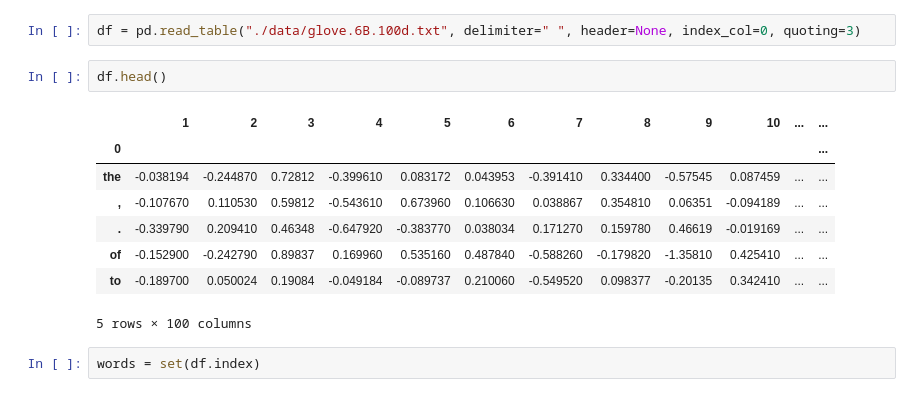
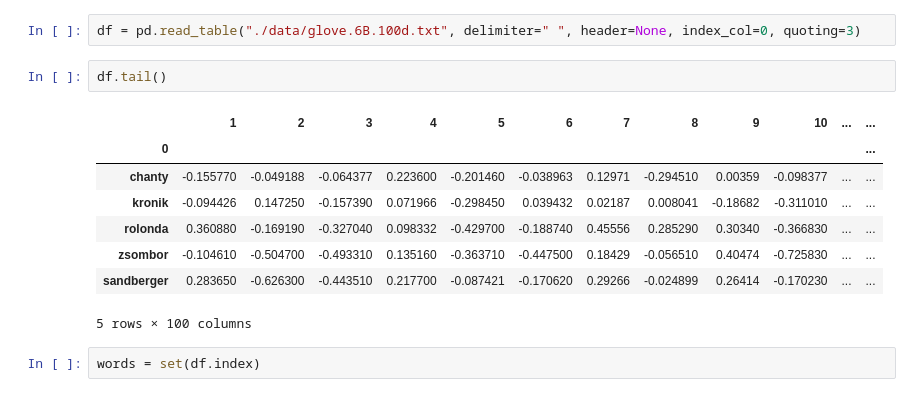
Before and after one commit to lamyiowce/word2viz, a Jupyter notebook: 0_test.ipynb, the cells around one changed output. Cells and saved outputs as stored; diff of their text form.

```diff
--- a/0_test.ipynb
+++ b/0_test.ipynb
@@ -6,15 +6,15 @@ import numpy as np
 # %%
 df = pd.read_table("./data/glove.6B.100d.txt", delimiter=" ", header=None, index_col=0, quoting=3)
 # %%
-df.head()
+df.tail()
 # %% [output]
 |  | 1 | 2 | 3 | 4 | 5 | 6 | 7 | 8 | 9 | 10 | ... | ... |
 | 0 |  |  |  |  |  |  |  |  |  |  |  | ... |
-| the | -0.038194 | -0.244870 | 0.72812 | -0.399610 | 0.083172 | 0.043953 | -0.391410 | 0.334400 | -0.57545 | 0.087459 | ... | ... |
-| , | -0.107670 | 0.110530 | 0.59812 | -0.543610 | 0.673960 | 0.106630 | 0.038867 | 0.354810 | 0.06351 | -0.094189 | ... | ... |
-| . | -0.339790 | 0.209410 | 0.46348 | -0.647920 | -0.383770 | 0.038034 | 0.171270 | 0.159780 | 0.46619 | -0.019169 | ... | ... |
-| of | -0.152900 | -0.242790 | 0.89837 | 0.169960 | 0.535160 | 0.487840 | -0.588260 | -0.179820 | -1.35810 | 0.425410 | ... | ... |
-| to | -0.189700 | 0.050024 | 0.19084 | -0.049184 | -0.089737 | 0.210060 | -0.549520 | 0.098377 | -0.20135 | 0.342410 | ... | ... |
+| chanty | -0.155770 | -0.049188 | -0.064377 | 0.223600 | -0.201460 | -0.038963 | 0.12971 | -0.294510 | 0.00359 | -0.098377 | ... | ... |
+| kronik | -0.094426 | 0.147250 | -0.157390 | 0.071966 | -0.298450 | 0.039432 | 0.02187 | 0.008041 | -0.18682 | -0.311010 | ... | ... |
+| rolonda | 0.360880 | -0.169190 | -0.327040 | 0.098332 | -0.429700 | -0.188740 | 0.45556 | 0.285290 | 0.30340 | -0.366830 | ... | ... |
+| zsombor | -0.104610 | -0.504700 | -0.493310 | 0.135160 | -0.363710 | -0.447500 | 0.18429 | -0.056510 | 0.40474 | -0.725830 | ... | ... |
+| sandberger | 0.283650 | -0.626300 | -0.443510 | 0.217700 | -0.087421 | -0.170620 | 0.29266 | -0.024899 | 0.26414 | -0.170230 | ... | ... |
 5 rows × 100 columns
 # %%
 words = set(df.index)
```
Also changed, not shown: parts of 1 cell of this notebook, 4 other files.
